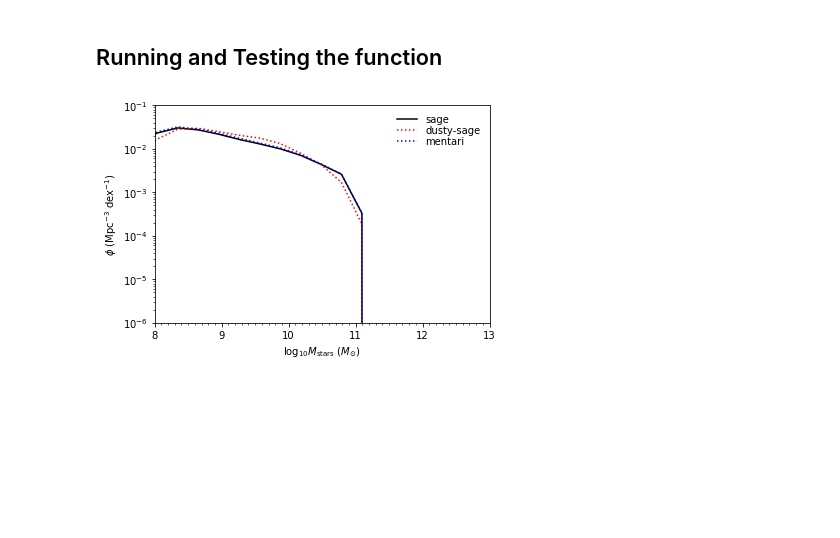
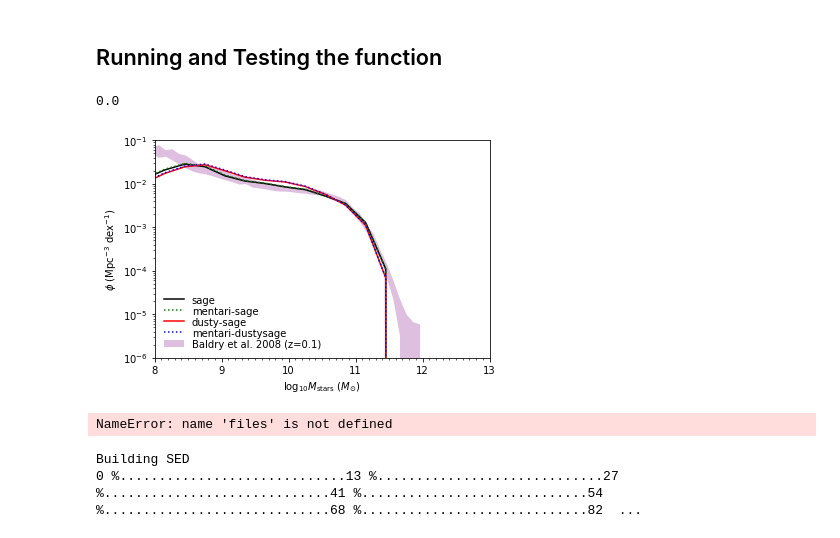
Before and after one commit to dptriani/mentari, a Jupyter notebook: For-dusty-sage.ipynb, the cells around one changed output. Cells and saved outputs as stored; diff of their text form; code cells hidden in the pictures; blank space fills up the shorter version.

Commit message:
incorporated output from dusty sage

```diff
--- a/For-dusty-sage.ipynb
+++ b/For-dusty-sage.ipynb
@@ -999,6 +1000,17 @@ for i in range(len(redshift)):
 snap_limit = 37
 mass_sage, metals_sage = build_mass_and_metallicity_history(0, directory, snap_limit)
 mass_dusty, metals_dusty = build_mass_and_metallicity_history(1, directory_dusty, snap_limit)
+# %%
+#import mentari_v2 as mtr
+print(min(metals_dusty[:,63]))
+# %% [output]
+0.0
+# %%
+snap_limit = 63
+#mass_sage, metals_sage = mtr.build_mass_and_metallicity_history(0, directory, snap_limit)
+mass_dusty, metals_dusty = mtr.build_mass_and_metallicity_history(1, directory_dusty, snap_limit)
+# %%
+mass_sage, metals_sage = mtr.build_mass_and_metallicity_history(0, directory, snap_limit)
 # %%
 plt.figure()
 ax = plt.subplot(111)
@@ -1006,13 +1018,17 @@ ax = plt.subplot(111)
 binwidth = 0.3
 rec_frac=0.43
 Hubble_h = 0.73
-w = np.where((G_history[1].StellarMass > 0) & (G_history[1].MetalsStellarMass > 0))[0]
-mass = np.log10(G_history[1].StellarMass[w] * 1.e10 / Hubble_h)
-w1 = np.where((G_history_dusty[1].StellarMass > 0.0)& (G_history_dusty[1].MetalsStellarMass > 0))[0]
-mass1 = np.log10(G_history_dusty[1].StellarMass[w1] * 1.e10 / Hubble_h)
+w = np.where((G_history[0].StellarMass > 0) & (G_history[0].MetalsStellarMass > 0))[0]
+mass = np.log10(G_history[0].StellarMass[w] * 1.e10 / Hubble_h)
 
-w2 = np.where((metals_sage[:,37] > 0) & (mass_sage[:,37] / Hubble_h > 0))[0]
-mass2 = np.log10(mass_sage[:,37][w2] / Hubble_h)
+w1 = np.where((G_history_dusty[0].StellarMass > 0.0)& (G_history_dusty[0].MetalsStellarMass > 0))[0]
+mass1 = np.log10(G_history_dusty[0].StellarMass[w1] * 1.e10 / Hubble_h)
+
+w2 = np.where((metals_dusty[:,63] > 0) & (mass_dusty[:,63] / Hubble_h > 0))[0]
+mass2 = np.log10(mass_dusty[:,63][w2] / Hubble_h)
+
+w3 = np.where((metals_sage[:,63] > 0) & (mass_sage[:,63] / Hubble_h > 0))[0]
+mass3 = np.log10(mass_sage[:,63][w3] / Hubble_h)
 
 #c_mass = np.log10(MassHist_old[0]*MetalHist_old[0] * (1. - rec_frac) / Hubble_h) #final computed mass #final computed mass
 
@@ -1024,16 +1040,19 @@ NB = int((ma - mi) / binwidth)
 (counts, binedges) = np.histogram(mass, range=(mi, ma), bins=NB)
 (counts1, binedges1) = np.histogram(mass1, range=(mi, ma), bins=NB)
 (counts2, binedges2) = np.histogram(mass2, range=(mi, ma), bins=NB)
+(counts3, binedges3) = np.histogram(mass3, range=(mi, ma), bins=NB)
 
 # Set the x-axis values to be the centre of the bins
 xaxeshisto = binedges[:-1] + 0.5 * binwidth
 xaxeshisto1 = binedges1[:-1] + 0.5 * binwidth
 xaxeshisto2 = binedges2[:-1] + 0.5 * binwidth
+xaxeshisto3 = binedges2[:-1] + 0.5 * binwidth
 
 plt.plot(xaxeshisto, counts / (BoxSize/Hubble_h)**3 / binwidth, 'k-', label='sage')
-plt.plot(xaxeshisto1, counts1/ (BoxSize/Hubble_h)**3 / binwidth, 'r:', label='dusty-sage')
-plt.plot(xaxeshisto2, counts2/ (BoxSize/Hubble_h)**3 / binwidth, 'b:', label='mentari')
-'''
+plt.plot(xaxeshisto3, counts3 / (BoxSize/Hubble_h)**3 / binwidth, 'g:', label='mentari-sage')
+plt.plot(xaxeshisto1, counts1/ (BoxSize/Hubble_h)**3 / binwidth, 'r-', label='dusty-sage')
+plt.plot(xaxeshisto2, counts2/ (BoxSize/Hubble_h)**3 / binwidth, 'b:', label='mentari-dustysage')
+
 # Baldry+ 2008 modified data used for the MCMC fitting
 Baldry = np.array([
             [7.05, 1.3531e-01, 6.0741e-02],
@@ -1084,36 +1103,35 @@ Baldry = np.array([
             [11.55, 1.0617e-04, 4.9085e-05],
             [11.65, 3.2702e-05, 2.4546e-05],
             [11.75, 1.2571e-05, 1.2571e-05],
             [11.85, 8.4589e-06, 8.4589e-06],
             [11.95, 7.4764e-06, 7.4764e-06],
             ], dtype=np.float32)
 
 Baldry_xval = np.log10(10 ** Baldry[:, 0]  /Hubble_h/Hubble_h)
 Baldry_xval = Baldry_xval - 0.26  # convert back to Chabrier IMF
 Baldry_yvalU = (Baldry[:, 1]+Baldry[:, 2]) * Hubble_h*Hubble_h*Hubble_h
 Baldry_yvalL = (Baldry[:, 1]-Baldry[:, 2]) * Hubble_h*Hubble_h*Hubble_h
 
 plt.fill_between(Baldry_xval, Baldry_yvalU, Baldry_yvalL, facecolor='purple', alpha=0.25, label='Baldry et al. 2008 (z=0.1)')
-'''
 
 plt.yscale('log', nonposy='clip')
 plt.axis([8.0, 13.0, 1.0e-6, 1.0e-1])
 
 # Set the x-axis minor ticks
 ax.xaxis.set_minor_locator(plt.MultipleLocator(0.1))
 
 plt.ylabel(r'$\phi\ (\mathrm{Mpc}^{-3}\ \mathrm{dex}^{-1})$')  # Set the y...
 plt.xlabel(r'$\log_{10} M_{\mathrm{stars}}\ (M_{\odot})$')  # and the x-axis labels
 
 leg = plt.legend(loc=0, numpoints=1, labelspacing=0.1)
 leg.draw_frame(False)  # Don't want a box frame
 for t in leg.get_texts():  # Reduce the size of the text
     t.set_fontsize('medium')
 
-#plt.savefig('SMF_z0.png')
+plt.savefig('SMF_z0.png')
 plt.show()
 # %% [output]
-[figure, old version]
+[figure, new version]
 # %%
 #given_metals = np.log10(G_history[0].MetalsStellarMass/G_history[0].StellarMass)
 given_metals = np.log10(G_history_dusty[0].MetalsStellarMass * 1e10/ Hubble_h)
@@ -1156,0 +1171,9 @@ wavelength_v2, spectra_v2 = generate_SED_v2(0, age, mass_new, metals_new) #wavel
+# %%
+wavelength_dusty, spectra_dusty = mtr.generate_SED(0,age, mass_dusty_new, metals_dusty_new)
+# %% [output]
+NameError: name 'files' is not defined
+# %%
+wavelength_sage, spectra_sage = generate_SED(0,age, mass_sage_new, metals_sage_new)
+# %% [output]
+Building SED
+0 %.............................13 %.............................27 %.............................41 %.............................54 %.............................68 %.............................82  ...
```
Also changed, not shown: parts of 17 cells of this notebook, 1 other file.
